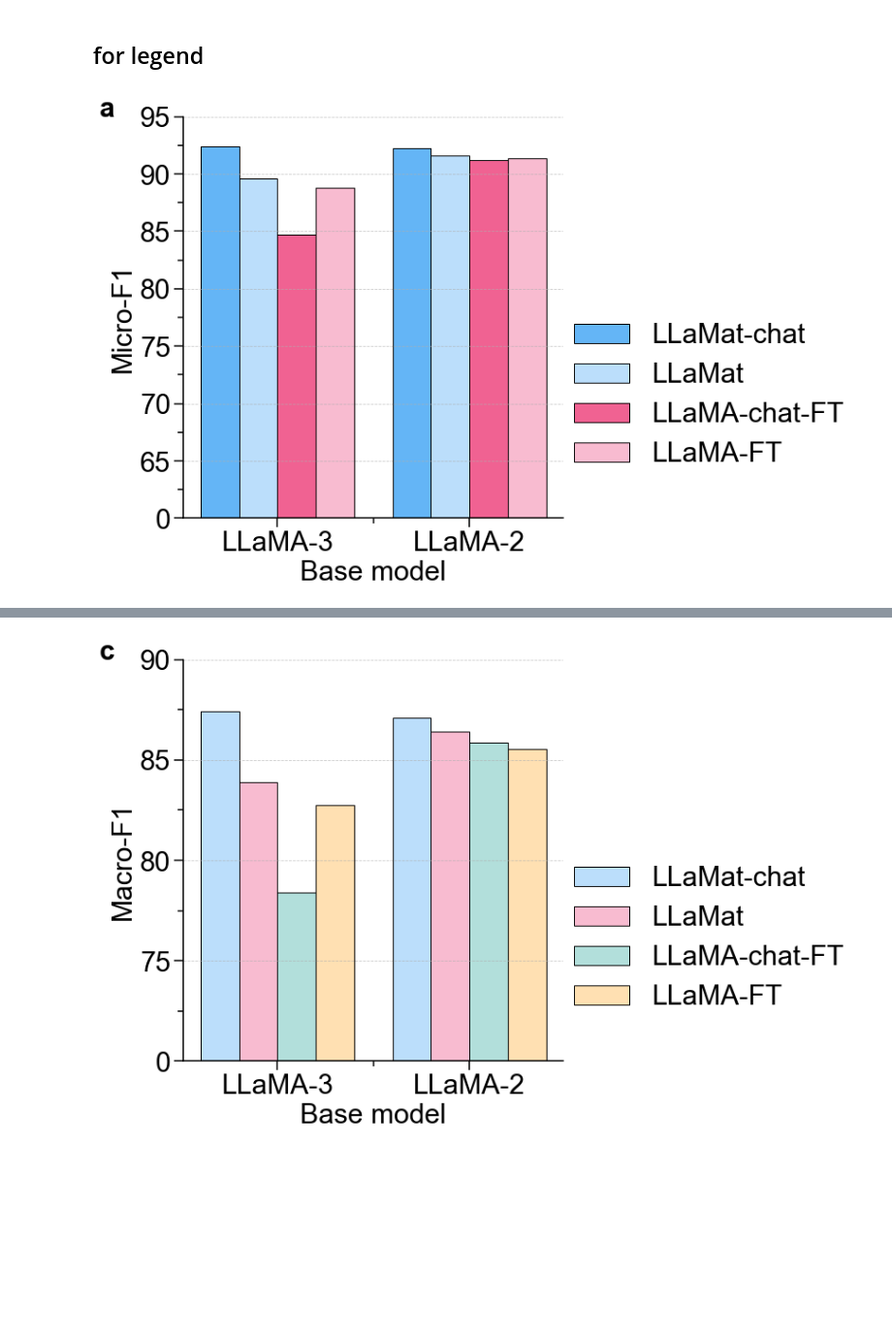
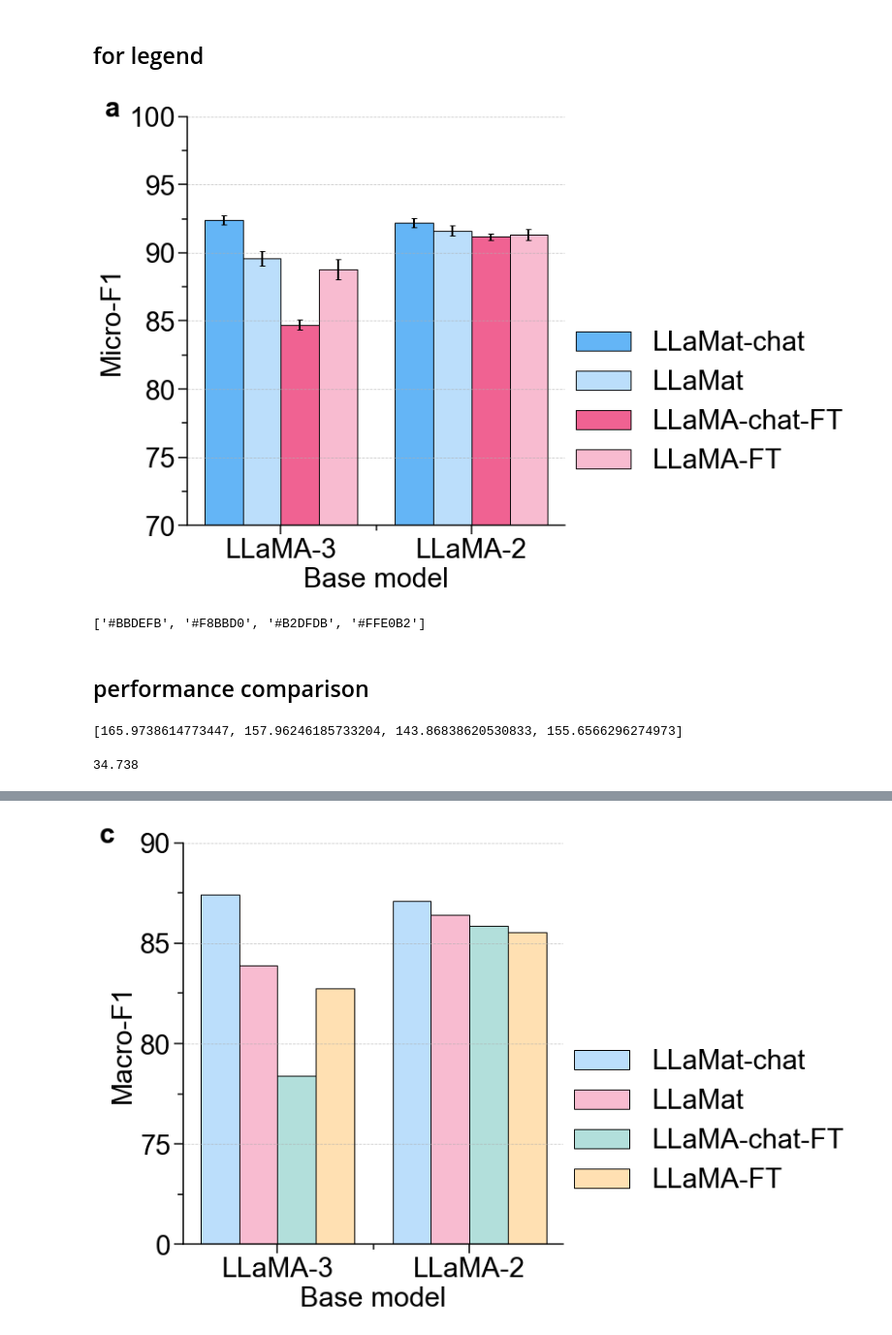
Before and after one commit to M3RG-IITD/llamat, a Jupyter notebook: plots/fig2.ipynb, the cells around one changed output, grey strips where cells are left out. Shown at 97% size. Saved outputs shown, nothing was run; the diff lists cells and outputs as text; code cells hidden in the pictures; blank space fills up the shorter version.

```diff
--- a/plots/fig2.ipynb
+++ b/plots/fig2.ipynb
@@ -140,14 +101,27 @@ set_font(size=30, weight="normal")
 # Data for LLAMA-3
 categories = ["LLaMat-chat", "LLaMat", "LLaMA-chat-FT", "LLaMA-FT"]
 
-# ["Chat", "Base", "Chat (finetuned)", "Base (finetuned)"]
-# LLaMa, LLaMat, LLaMat-Chat, and LLaMA-Chat-F
+
 micro_f1_3 = [92.394, 89.611, 84.715, 88.81]
-# macro_f1_3 = [87.414, 83.883, 78.406, 82.742]
 
 # Data for LLAMA-2
 categories = ["Chat", "Base", "Chat (finetuned)", "Base (finetuned)"]
 micro_f1_2 = [92.207, 91.614, 91.162, 91.33]
+
+
+macro_f1_2_std_l3 = [0.659, 0.697, 0.735, 1.189]
+micro_f1_2_std_l3 = [0.312, 0.535, 0.378, 0.739]
+
+macro_f1_2_std_l2 = [0.494, 0.735, 0.491,0.778]
+micro_f1_2_std_l2 = [0.325,  0.36,  0.26, 0.402]
+
+
+llama3_chat_noft_Macro_f1 = 29.532
+llama3_chat_noft_Micro_f1 = 34.738
+
+llama2_chat_noft_Macro_f1 = 12.88
+llama2_chat_noft_Micro_f1 = 15.294
+
 # macro_f1_3 = [87.096, 86.414, 85.866, 85.533]
 
 macro_f1_3 = micro_f1_2
@@ -184,39 +158,57 @@ blues = ["#0D47A1", "#1976D2", "#42A5F5", "#BBDEFB"]
 lighter_blues = ["#E3F2FD", "#BBDEFB", "#90CAF9", "#64B5F6", "#42A5F5", "#1E88E5", "#1565C0", "#2196F3", "#82B1FF", "#B3E5FC"]
 
 
 news = [blues[-1], pinks[-1], teals[-1], orange[-1]]
 cids =  news
 # Plot bars for each category
-ax.bar(positions[0], [micro_f1_3[0], macro_f1_3[0]], bar_width, ec='k', label="LLaMat-chat", color='#64B5F6')
-ax.bar(positions[1], [micro_f1_3[1], macro_f1_3[1]], bar_width, ec='k', label="LLaMat", color=blues[-1]) #1E88E5
-ax.bar(positions[2], [micro_f1_3[2], macro_f1_3[2]], bar_width, ec='k', label="LLaMA-chat-FT", color='#F06292')
-ax.bar(positions[3], [micro_f1_3[3], macro_f1_3[3]], bar_width, ec='k', label="LLaMA-FT", color=pinks[-1])
+ax.bar(positions[0], [micro_f1_3[0], macro_f1_3[0]], bar_width, yerr= [micro_f1_2_std_l3[0], micro_f1_2_std_l2[0]], ec='k', label="LLaMat-chat", color='#64B5F6')
+ax.bar(positions[1], [micro_f1_3[1], macro_f1_3[1]], bar_width, yerr= [micro_f1_2_std_l3[1], micro_f1_2_std_l2[1]], ec='k', label="LLaMat", color=blues[-1]) #1E88E5
+ax.bar(positions[2], [micro_f1_3[2], macro_f1_3[2]], bar_width, yerr= [micro_f1_2_std_l3[2], micro_f1_2_std_l2[2]], ec='k', label="LLaMA-chat-FT", color='#F06292')
+ax.bar(positions[3], [micro_f1_3[3], macro_f1_3[3]], bar_width, yerr= [micro_f1_2_std_l3[3], micro_f1_2_std_l2[3]], ec='k', label="LLaMA-FT", color=pinks[-1])
 
+# ax.errorbar(positions[0], [micro_f1_3[0], macro_f1_3[0]], )
 # Customize the plot
 # ax.set_title("LLAMA-3 Scores (Micro-F1 and Macro-F1)", fontsize=20)
 ax.set_xlabel("Base model")
 ax.set_ylabel("Micro-F1")
 ax.set_xticks(x)
 ax.set_xticklabels(scores)
 ax.legend( title_fontsize=20, loc=[1, 0.1])
 ax.grid(axis="y", linestyle="--", alpha=0.7)
-plt.ylim(60,95)
+# plt.ylim(60,100)
 
-ax.set_yticklabels([0,65,70,75,80,85,90,95])
-# Adjust layout and display
+# ax.set_yticklabels([60,70,80,90,100])
+# # Adjust layout and display
 plt.tight_layout()
 plt.text(-0.22, 1, 'a', transform=ax.transAxes, fontweight='bold')
 # plt.title('LLMat-3 and LLaMA-3\n')
 ax.spines['top'].set_visible(False)  # Disable the top axis
 ax.spines['right'].set_visible(False)  # Disable the left axis
 ax.yaxis.set_ticks_position('left')  # Remove left (y-axis) ticks
 ax.xaxis.set_ticks_position('bottom')  # Remove top (x-axis) ticks
 
 ax.tick_params(axis='x', which='both', direction='out')  # Move x-axis ticks outside
 ax.tick_params(axis='y', which='both', direction='out')  # Move y-axis ticks outside
 
-plt.savefig('fig2_legend_a.png',dpi=600, bbox_inches='tight')
 
+ax.set_ylim(70,100)
+# plt.savefig('fig2_legend_a.png',dpi=600, bbox_inches='tight')
 plt.show()
 # %% [output]
-[figure, old version]
+[figure, new version]
+# %%
+news
+# %% [output]
+['#BBDEFB', '#F8BBD0', '#B2DFDB', '#FFE0B2']
+# %% [markdown]
+<h2> performance comparison
+# %%
+micro_f1_3_new = [100*(m-llama3_chat_noft_Micro_f1)/llama3_chat_noft_Micro_f1 for m in micro_f1_3]
+macro_f1_3_new = [100*(m-llama2_chat_noft_Micro_f1)/llama2_chat_noft_Micro_f1 for m in macro_f1_3]
+micro_f1_3_new
+# %% [output]
+[165.9738614773447, 157.96246185733204, 143.86838620530833, 155.6566296274973]
+# %%
+llama3_chat_noft_Micro_f1
+# %% [output]
+34.738
```
Also changed, not shown: parts of 42 cells of this notebook, 42 other files.
